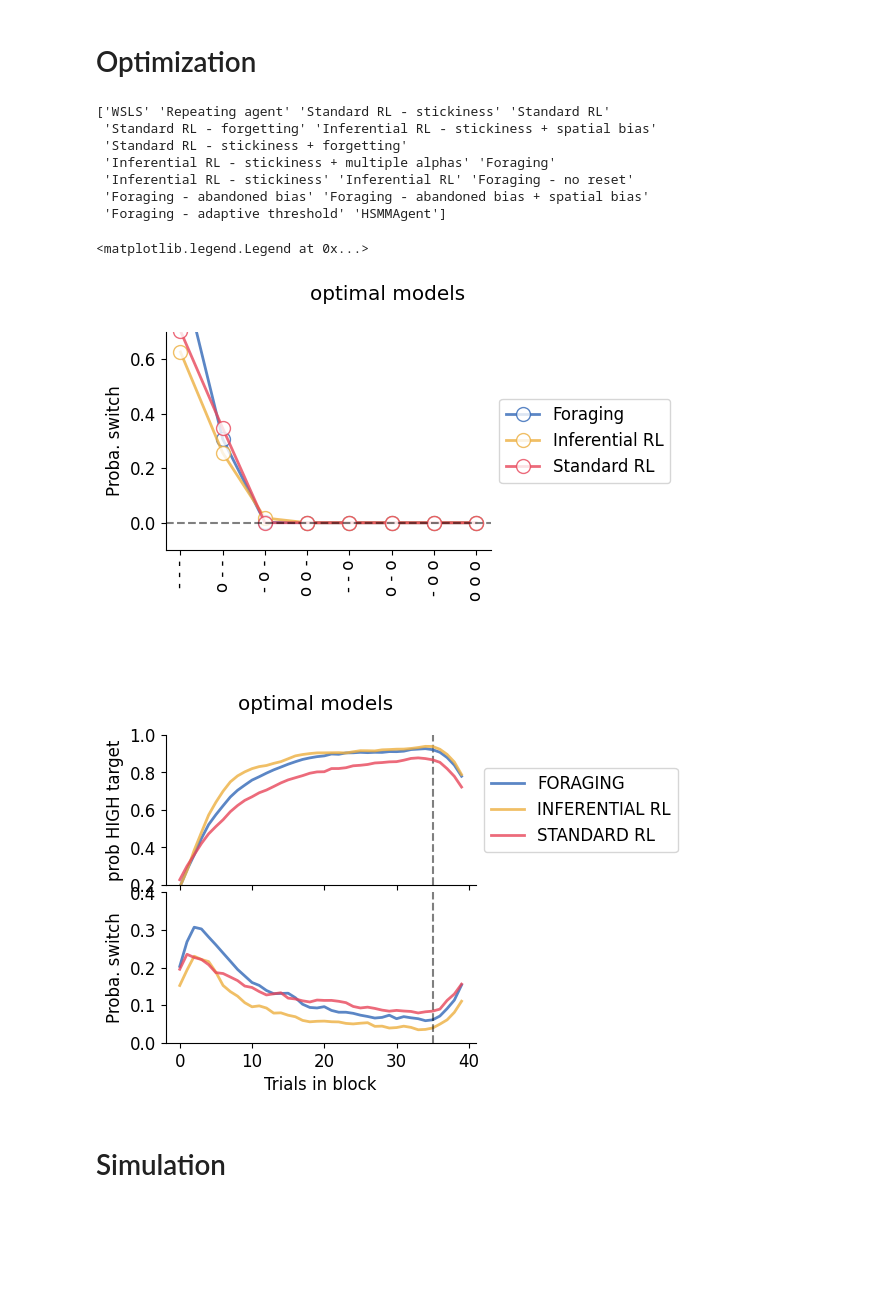
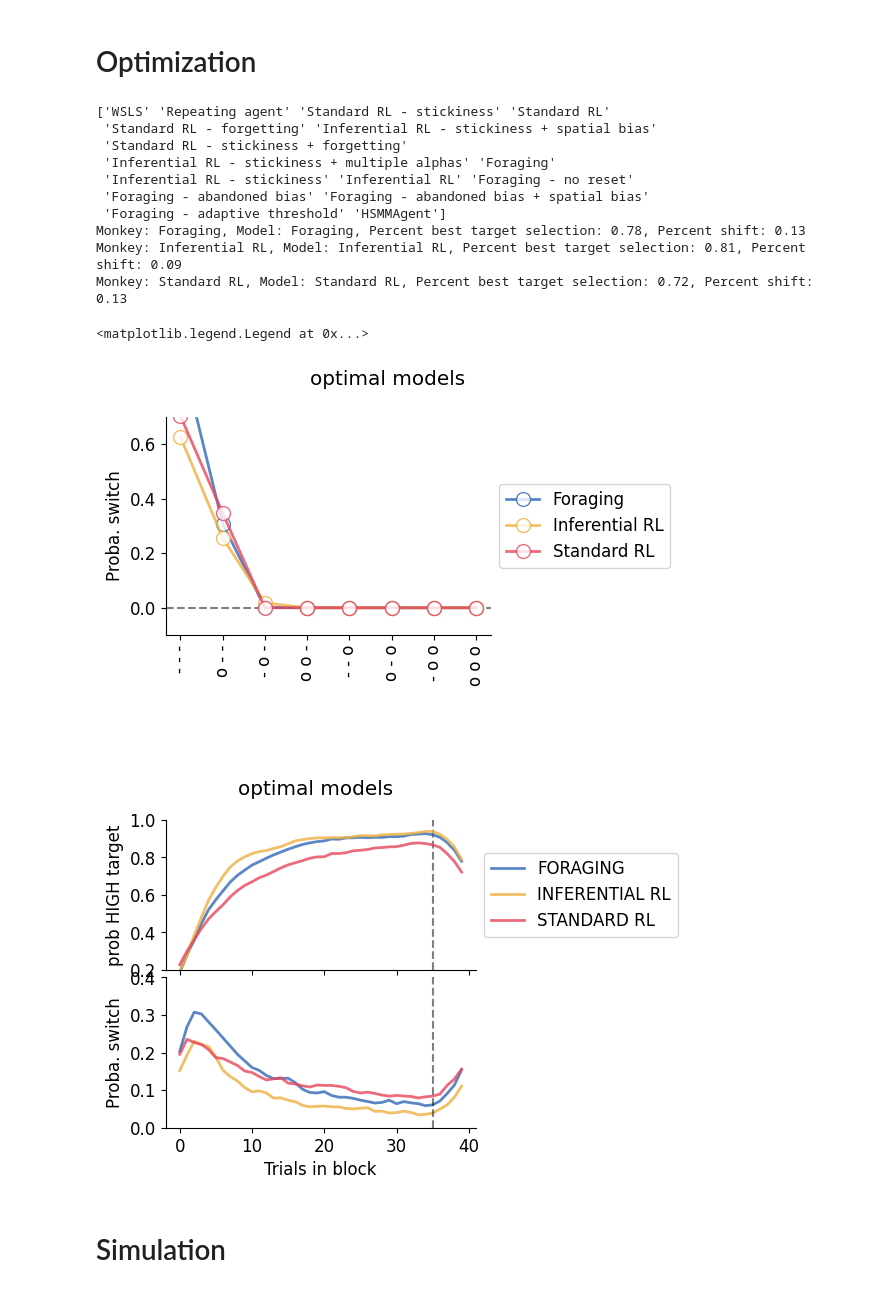
Before and after one commit to ungzs1/popy_05, a Jupyter notebook: notebooks/behav_modeling/simulated_agent_behavior.ipynb, the cells around one changed output. Saved outputs shown, nothing was run; the diff lists cells and outputs as text; code cells hidden in the pictures; blank space fills up the shorter version.

```diff
--- a/notebooks/behav_modeling/simulated_agent_behavior.ipynb
+++ b/notebooks/behav_modeling/simulated_agent_behavior.ipynb
@@ -44,6 +41,10 @@ agents_to_show = {
 # Optimization
 # %%
 behav = pd.read_pickle(os.path.join(PROJECT_PATH_LOCAL, 'notebooks', 'behav_modeling', f'results', 'optimizing', f'simulation_behaviors.pkl'))
+
+# save in a stable csv file for later use
+behav.to_csv(os.path.join(PROJECT_PATH_LOCAL, 'notebooks', 'behav_modeling', f'results', 'optimizing', f'simulation_behaviors.csv'), index=False)
+
 print(behav.model.unique())
 # remove n_target_touches column if exists
 if 'n_target_touches' in behav.columns:
@@ -53,34 +54,37 @@ behav = behav[behav['model'].isin(agents_to_show.keys())].copy()
 behav['model'] = behav['model'].map(agents_to_show)
 # rename 'recording' to 'monkey'
 behav['model'] = behav['model'].replace({'recording': 'sim'})
 
 # Apply the function to create the monkey column
 behav['monkey'] = behav['model']
 
 behav = convert_column_format(behav, original='simulation')
 
 behav = add_history_of_feedback(behav, num_trials=3, one_column=False, coding=(0, 1))
 behav = add_switch_info(behav, add_trials_since_switch=True, flip_coding=False)
 behav = behav.dropna()
 
 fig1, _ = plot_hist_thingy(behav, title=f'optimal models', paper_format=False)
 # remove legend
 plt.legend([], [], frameon=False)
 fig2, _ = plot_strategy(behav, title=f'optimal models', paper_format=False, h=2, w=1.6, verbose=False)
 # remove legend
 plt.legend([], [], frameon=False)
 
 # save figs
 # %% [output]
 ['WSLS' 'Repeating agent' 'Standard RL - stickiness' 'Standard RL'
  'Standard RL - forgetting' 'Inferential RL - stickiness + spatial bias'
  'Standard RL - stickiness + forgetting'
  'Inferential RL - stickiness + multiple alphas' 'Foraging'
  'Inferential RL - stickiness' 'Inferential RL' 'Foraging - no reset'
  'Foraging - abandoned bias' 'Foraging - abandoned bias + spatial bias'
  'Foraging - adaptive threshold' 'HSMMAgent']
+Monkey: Foraging, Model: Foraging, Percent best target selection: 0.78, Percent shift: 0.13
+Monkey: Inferential RL, Model: Inferential RL, Percent best target selection: 0.81, Percent shift: 0.09
+Monkey: Standard RL, Model: Standard RL, Percent best target selection: 0.72, Percent shift: 0.13
 <matplotlib.legend.Legend at 0x...>
-[figure, old version]
+[figure, new version]
 [figure]
 # %% [markdown]
 # Simulation
```
Also changed, not shown: parts of 4 cells of this notebook, 34 other files.
